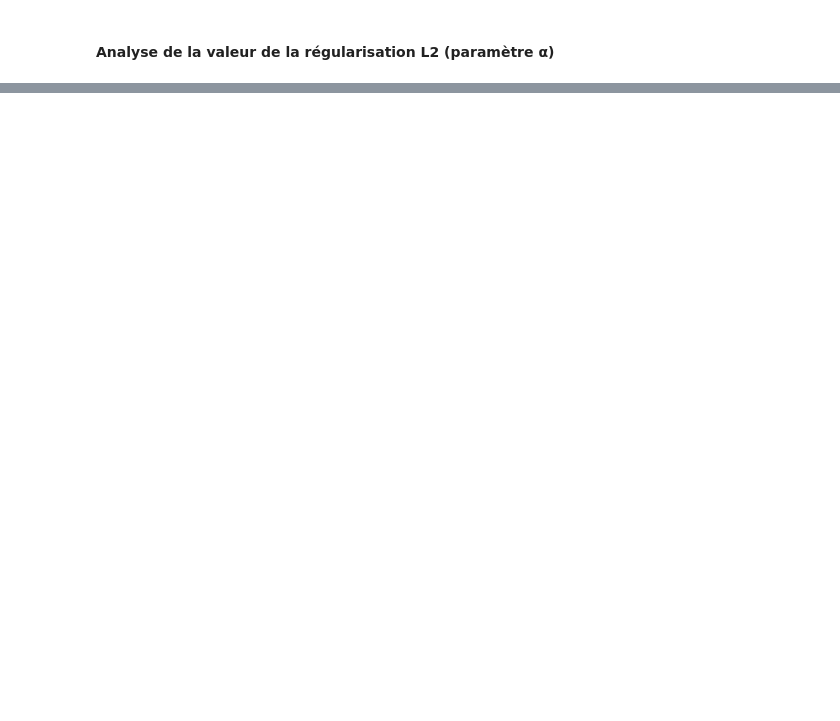
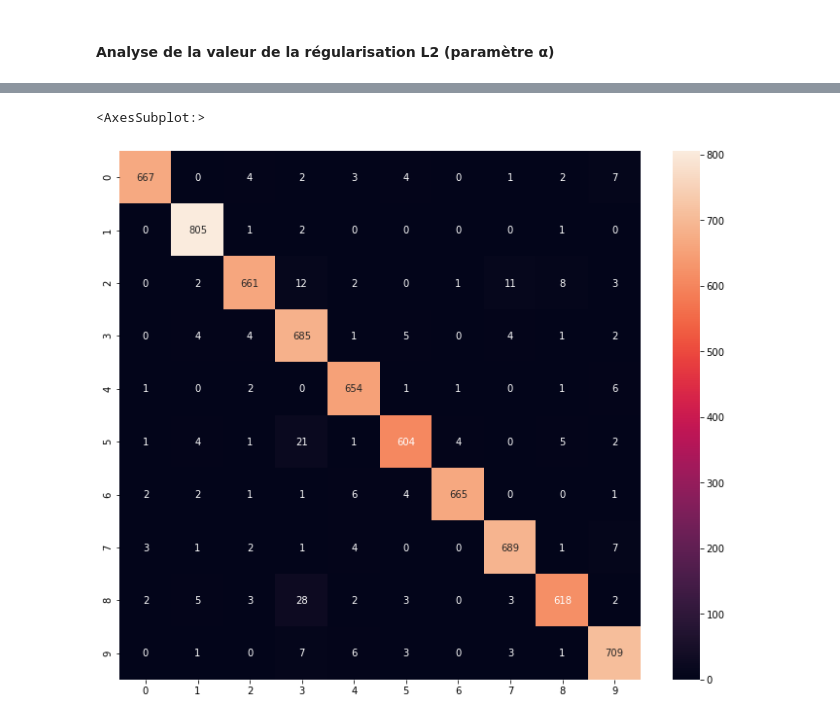
Before and after one commit to LMAGallois/AP_Supervis-, a Jupyter notebook: TP2_ANN.ipynb, the cells around one changed output, grey strips where cells are left out. Saved outputs shown, nothing was run; the diff lists cells and outputs as text; code cells hidden in the pictures; blank space fills up the shorter version.

```diff
--- a/TP2_ANN.ipynb
+++ b/TP2_ANN.ipynb
@@ -270,0 +249,16 @@ plt.show()
+# %%
+from sklearn.metrics import confusion_matrix
+
+clf = MLPClassifier(hidden_layer_sizes = layers, solver = 'adam', activation = 'relu', alpha = 0.1).fit(xtrain, ytrain)
+cm = confusion_matrix(target, clf.predict(data))
+# %%
+import seaborn as sn
+import pandas as pd
+
+df_cm = pd.DataFrame(cm, index = [i for i in "0123456789"],
+                  columns = [i for i in "0123456789"])
+plt.figure(figsize = (12,10))
+sn.heatmap(df_cm, annot=True, fmt = 'd')
+# %% [output]
+<AxesSubplot:>
+[figure, added]
```
Also changed, not shown: parts of 5 cells of this notebook, 1 other file.
